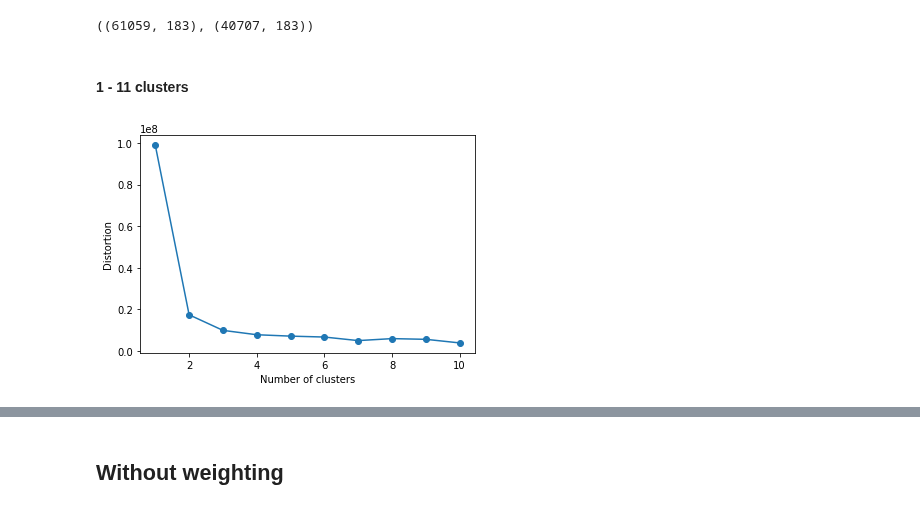
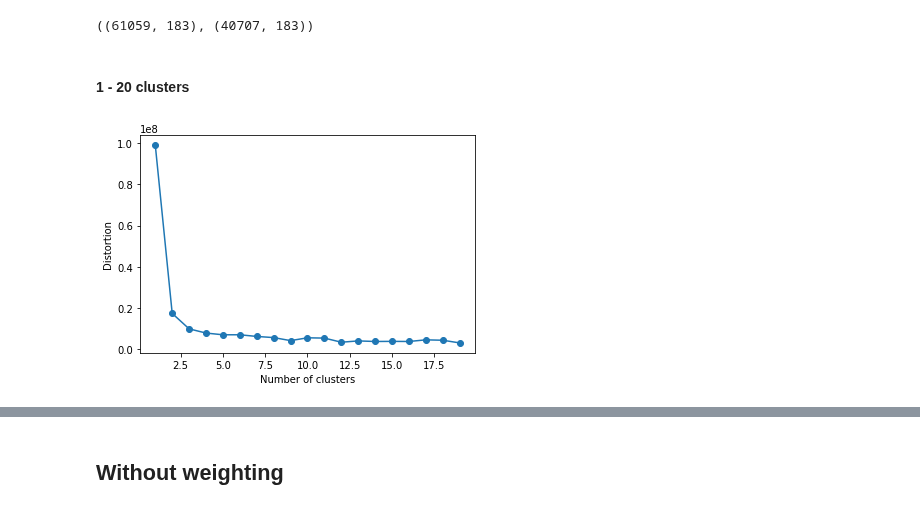
Before and after one commit to mltran2017/MSDS7331, a Jupyter notebook: notebook/Lab3/7331_ZG_KMeans.ipynb, the cells around one changed output, grey strips where cells are left out. Saved outputs shown, nothing was run; the diff lists cells and outputs as text; code cells hidden in the pictures.

```diff
--- a/notebook/Lab3/7331_ZG_KMeans.ipynb
+++ b/notebook/Lab3/7331_ZG_KMeans.ipynb
@@ -101,24 +101,24 @@ x_train.shape, x_test.shape
 # %%
 from sklearn.utils.class_weight import compute_sample_weight
 # %% [markdown]
-#### 1 - 11 clusters
+#### 1 - 20 clusters
 # %%
 %%time
 # calculate distortion for a range of number of cluster
 distortions = []
-size = 11
+size = 20
 weight = compute_sample_weight(class_weight='balanced', y=x_train)
 for i in range(1, size):
     kmeans = KMeans(
         n_clusters = i, init = 'random',
         n_init = 10, n_jobs = -1)
     kmeans.fit(x_train, sample_weight = weight)
     distortions.append(kmeans.inertia_)
 
 # plot
 plt.plot(range(1, size), distortions, marker = 'o')
 plt.xlabel('Number of clusters')
 plt.ylabel('Distortion')
 plt.show()
 # %% [output]
-[figure, old version]
+[figure, new version]
```
Also changed, not shown: parts of 3 cells of this notebook.
